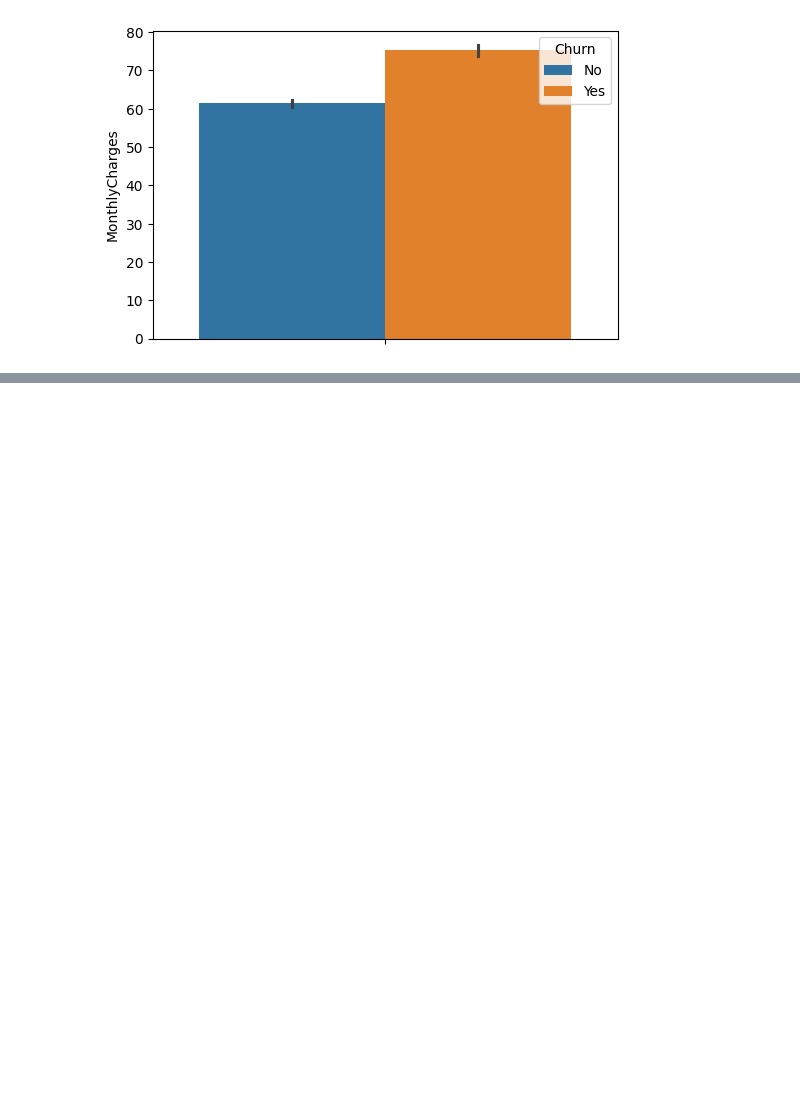
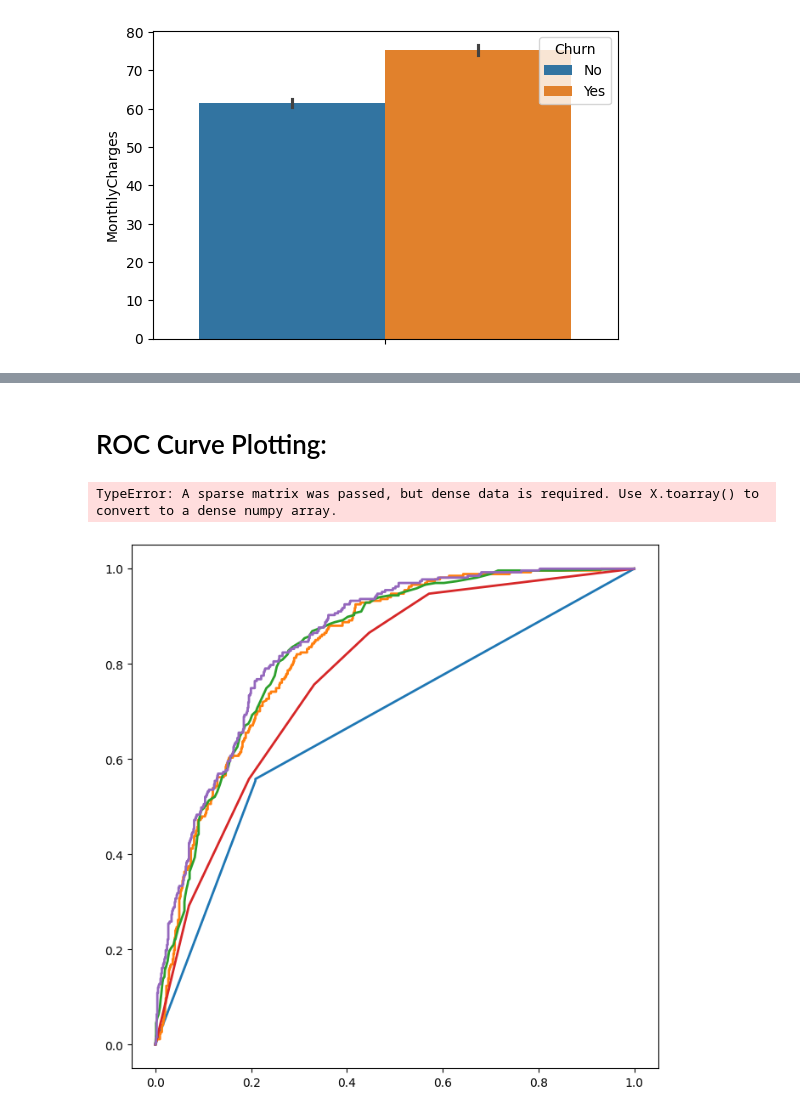
Before and after one commit to brimends/Vodafone_Customer_Churn, a Jupyter notebook: notebook.ipynb, the cells around one changed output, grey strips where cells are left out. Drawn from its saved outputs; the diff is of its cells as text; code cells hidden in the pictures; blank space fills up the shorter version.

Commit message:
loading models

```diff
--- a/notebook.ipynb
+++ b/notebook.ipynb
@@ -515,0 +909,16 @@ plt.show()
+# %%
+# balance data set
+for model_name,classifier in models:
+    pipeline=Pipeline(steps=[
+        ('preprocessor',preprocessor),
+        ('classifier',classifier),
+
+    ])
+
+    pipeline.fit(X_train_resampled,y_train_resampled)
+
+    y_resample_pred = pipeline.predict(X_test)
+    print(f"{model_name}")
+
+    print(classification_report(y_resample_pred,y_test_encoded))
+    print("="*50)
@@ -515,0 +1052,38 @@ plt.show()
+# %% [markdown]
+#  ROC Curve Plotting:
+# %%
+
+
+roc_curve_dict = {}
+fig, ax = plt.subplots(figsize=(8, 8))
+
+for model_name, classifier in models:
+    pipeline = imbpipeline(steps=[
+        ('preprocessor', preprocessor),
+        ('smote', SMOTE(random_state=42)),
+        ('feature_importance', selection),
+        ('classifier', classifier),
+    ])
+
+    pipeline.fit(X_train, y_train_encoded)
+
+    y_score = pipeline.predict_proba(X_test)[:, 1]
+
+    fpr, tpr, threshold = roc_curve(y_test_encoded, y_score)
+    roc_auc = auc(fpr, tpr)
+    roc_curve_df = pd.DataFrame({'False positive rate': fpr, 'True positive rate': tpr, 'Threshold': threshold})
+
+    roc_curve_dict[model_name] = roc_curve_df
+
+    ax.plot(fpr, tpr, lw=2, label=f'{model_name} (AUC = {roc_auc:.2f})')
+
+# Plotting ROC Curve
+plt.plot([0, 1], [0, 1], color='navy', lw=2, linestyle='--')
+plt.xlabel('False Positive Rate')
+plt.ylabel('True Positive Rate')
+plt.title('ROC Curve')
+plt.legend(loc='lower right')
+plt.show()
+# %% [output]
+TypeError: A sparse matrix was passed, but dense data is required. Use X.toarray() to convert to a dense numpy array.
+[figure, added]
```
Also changed, not shown: parts of 55 cells of this notebook, 3 other files.
